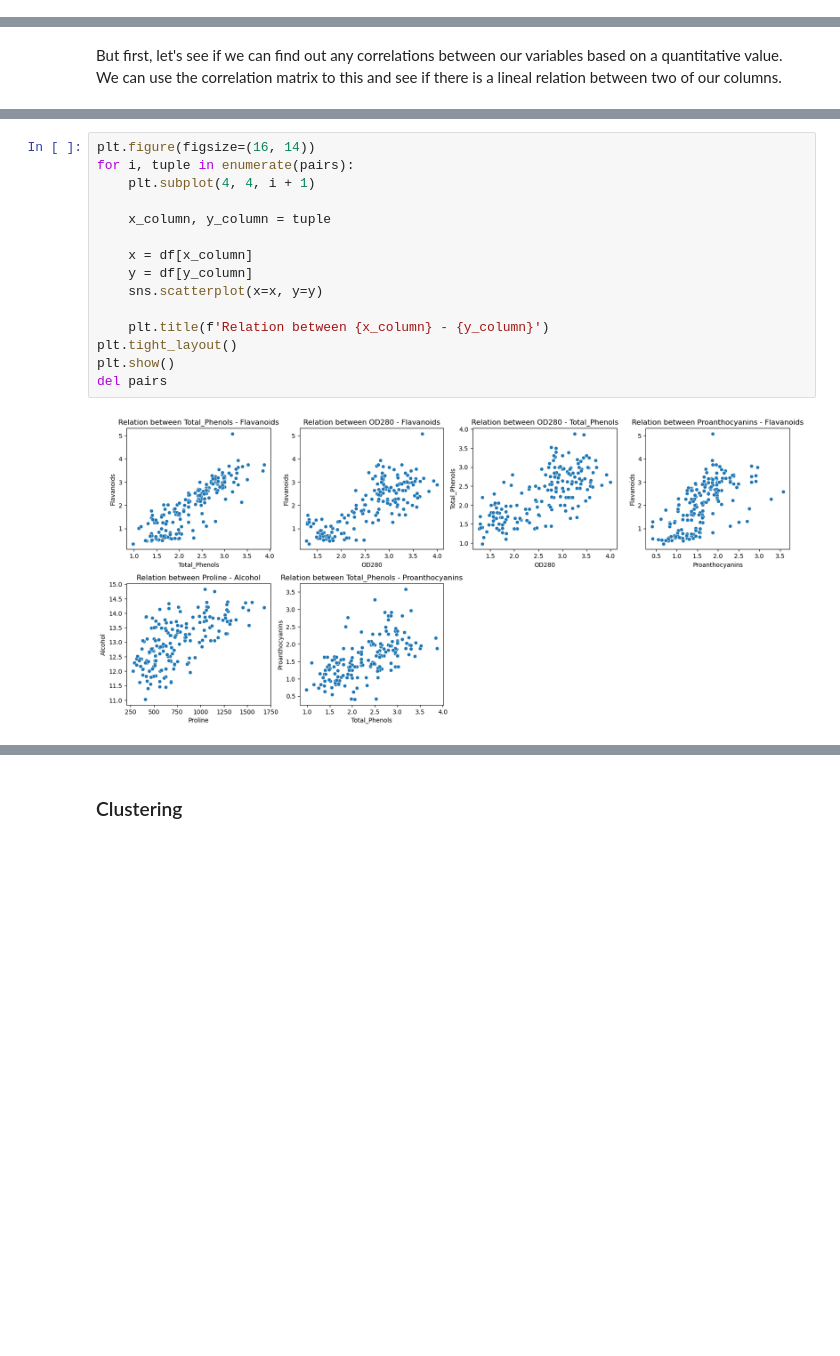
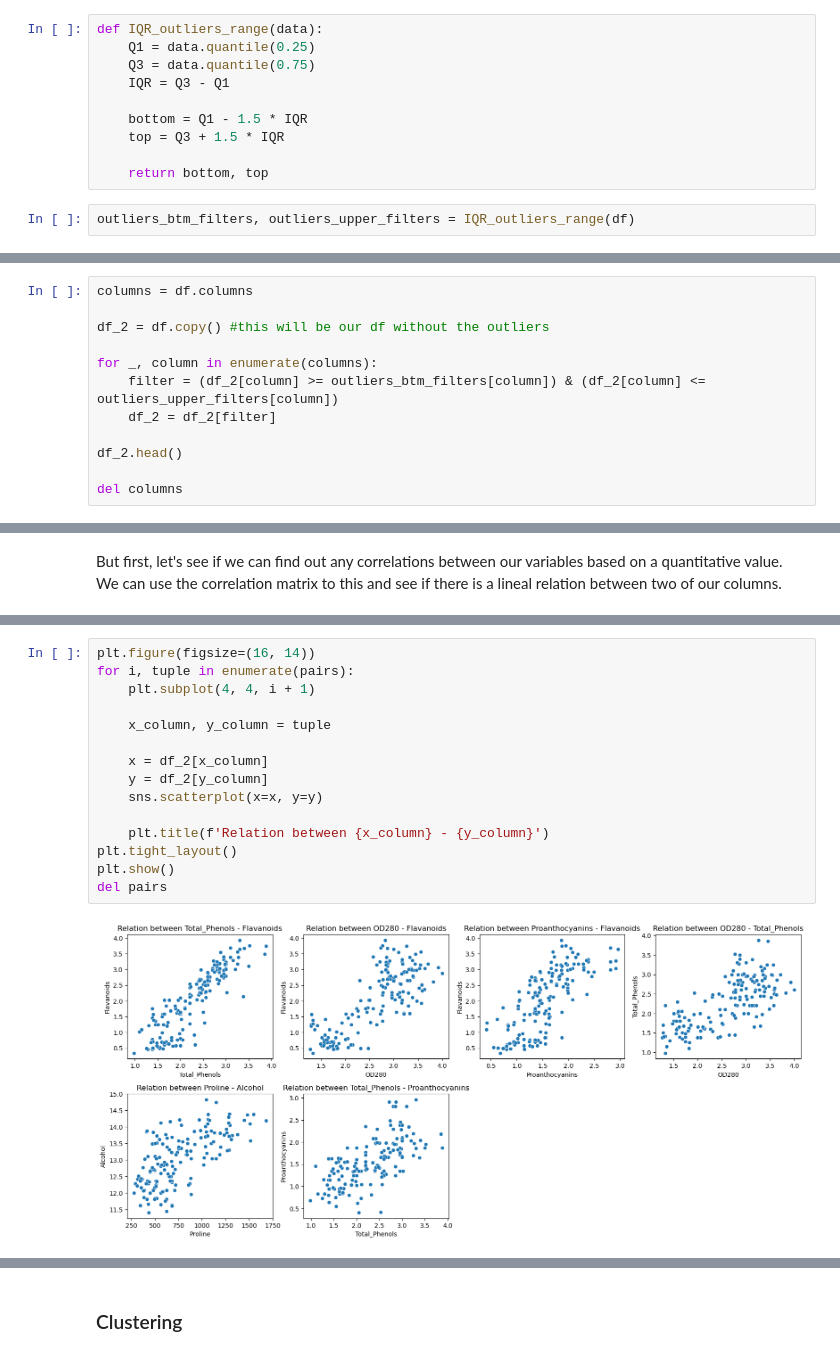
Before and after one commit to martincalsina/Wine-Chemical-Analysis, a Jupyter notebook: Wine Analysis.ipynb, the cells around one changed output, grey strips where cells are left out. Saved outputs shown, nothing was run; the diff lists cells and outputs as text; blank space fills up the shorter version.

```diff
--- a/Wine Analysis.ipynb
+++ b/Wine Analysis.ipynb
@@ -248,0 +248,12 @@ Something more interesting happens with the Total Phenois, Flavonoids and OD280'
+# %%
+def IQR_outliers_range(data):
+    Q1 = data.quantile(0.25)
+    Q3 = data.quantile(0.75)
+    IQR = Q3 - Q1
+
+    bottom = Q1 - 1.5 * IQR
+    top = Q3 + 1.5 * IQR
+
+    return bottom, top
+# %%
+outliers_btm_filters, outliers_upper_filters = IQR_outliers_range(df)
@@ -248,0 +294,12 @@ Something more interesting happens with the Total Phenois, Flavonoids and OD280'
+# %%
+columns = df.columns
+
+df_2 = df.copy() #this will be our df without the outliers
+
+for _, column in enumerate(columns):
+    filter = (df_2[column] >= outliers_btm_filters[column]) & (df_2[column] <= outliers_upper_filters[column])
+    df_2 = df_2[filter]
+
+df_2.head()
+
+del columns
@@ -295,20 +375,20 @@ pairs = [
 # %%
 plt.figure(figsize=(16, 14))
 for i, tuple in enumerate(pairs):
     plt.subplot(4, 4, i + 1)
 
     x_column, y_column = tuple
 
-    x = df[x_column]
-    y = df[y_column]
+    x = df_2[x_column]
+    y = df_2[y_column]
     sns.scatterplot(x=x, y=y)
 
     plt.title(f'Relation between {x_column} - {y_column}')
 plt.tight_layout()
 plt.show()
 del pairs
 # %% [output]
-[figure, old version]
+[figure, new version]
 # %% [markdown]
 We can see from left to right and top to bottom that the first plots tend to have a more linear relational than the next ones.
 
```
Also changed, not shown: parts of 32 cells of this notebook.
